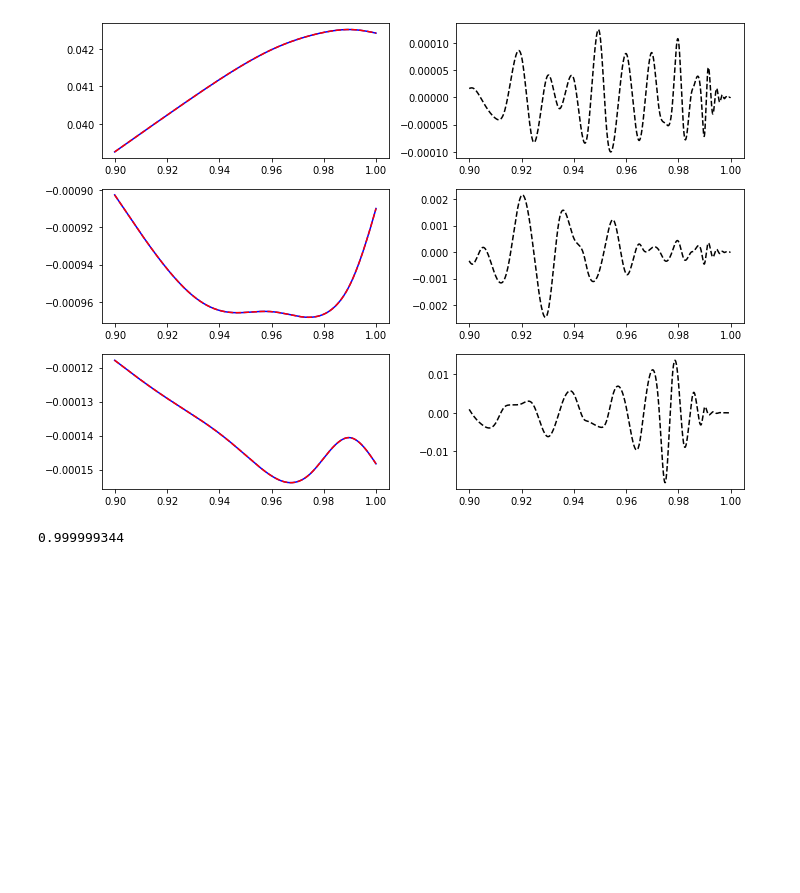
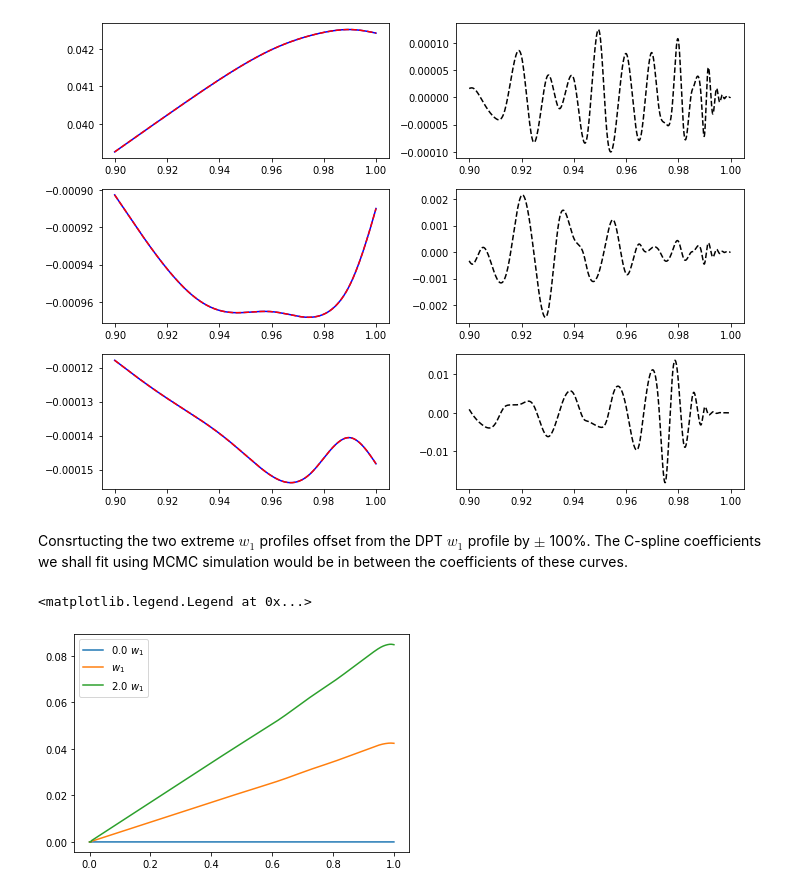
Before and after one commit to samarth-kashyap/qdPy, a Jupyter notebook: notebooks/splines.ipynb, the cells around one changed output. Drawn from its saved outputs; the diff is of its cells as text; code cells hidden in the pictures; blank space fills up the shorter version.

Commit message:
spline notebook updated with all the incremental steps

```diff
--- a/notebooks/splines.ipynb
+++ b/notebooks/splines.ipynb
@@ -133,7 +130,17 @@ axs.flatten()[5].ticklabel_format(axis="y", style="plain")
 fig.tight_layout()
 # %% [output]
 [figure]
-# %%
-r[7057]
-# %% [output]
-0.999999344
+# %% [markdown]
+Consrtucting the two extreme $w_1$ profiles offset from the DPT $w_1$ profile by $\pm$ 100%. The C-spline coefficients we shall fit using MCMC simulation would be in between the coefficients of these curves.
+# %%
+# factors of enhancing and suppressing. \pm 100% means they will be 0 and 2
+fac_lo = 0.0
+fac_up = 2.0
+
+plt.plot(r, fac_lo*w1, label=f'{fac_lo} $w_1$')
+plt.plot(r, w1, label='$w_1$')
+plt.plot(r, fac_up*w1, label=f'{fac_up} $w_1$')
+plt.legend()
+# %% [output]
+<matplotlib.legend.Legend at 0x...>
+[figure, added]
```
Also changed, not shown: parts of 13 cells of this notebook.
